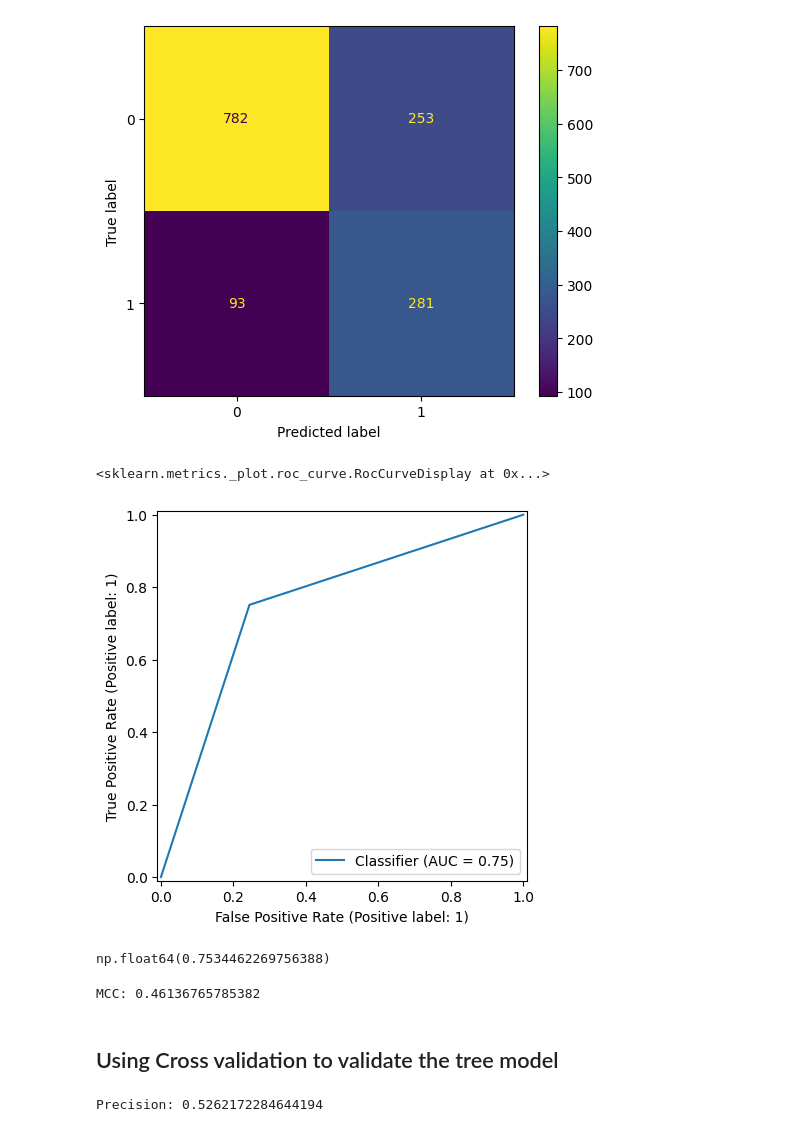
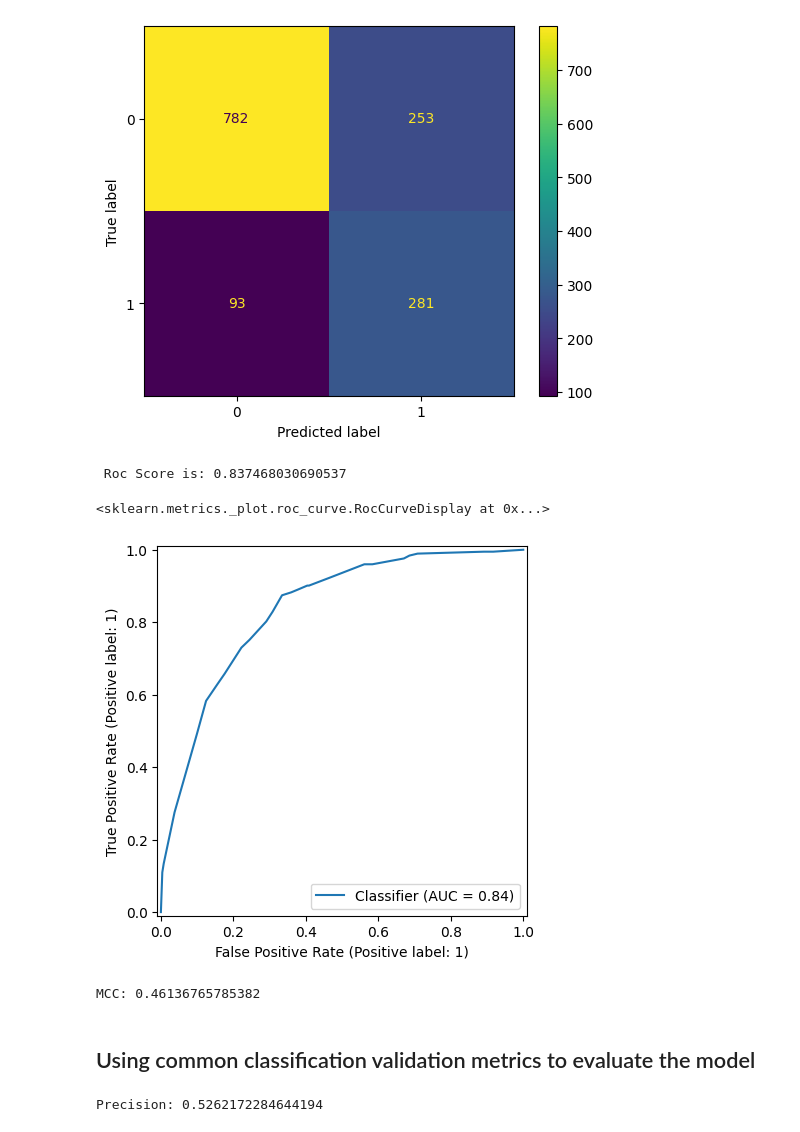
Before and after one commit to savi664/MachineLearningProject, a Jupyter notebook: 2425575.ipynb, the cells around one changed output. Drawn from its saved outputs; the diff is of its cells as text; code cells hidden in the pictures.

```diff
--- a/2425575.ipynb
+++ b/2425575.ipynb
@@ -541,15 +553,16 @@ ConfusionMatrixDisplay.from_predictions(y_test,tree_prediction)
 # %% [output]
 <sklearn.metrics._plot.confusion_matrix.ConfusionMatrixDisplay at 0x...>
 [figure]
-# %%
-RocCurveDisplay.from_predictions(y_test,tree_prediction)
-# %% [output]
-<sklearn.metrics._plot.roc_curve.RocCurveDisplay at 0x...>
-[figure, removed]
-# %%
-roc_auc_score(y_test,tree_prediction)
-# %% [output]
-np.float64(0.7534462269756388)
+# %%
+#Decision Roc Score
+dt_predictions = best_Treeclassifier.predict_proba(x_test)[:, 1]
+
+print(f" Roc Score is: {roc_auc_score(y_test,dt_predictions)}")
+RocCurveDisplay.from_predictions(y_test,dt_predictions)
+# %% [output]
+ Roc Score is: 0.837468030690537
+<sklearn.metrics._plot.roc_curve.RocCurveDisplay at 0x...>
+[figure, added]
 # %%
 #Used to check the score the model will get in correctly identifying the output when there are class imbalances
 mcc = matthews_corrcoef(y_pred=tree_prediction, y_true=y_test)
@@ -557,7 +570,7 @@ print(f"MCC: {mcc}")
 # %% [output]
 MCC: 0.46136765785382
 # %% [markdown]
-## Using Cross validation to validate the tree model
+## Using common classification validation metrics to evaluate the model
 # %%
 # Precision score
 prescion = precision_score(y_test,tree_prediction)
```
Also changed, not shown: parts of 21 cells of this notebook.
